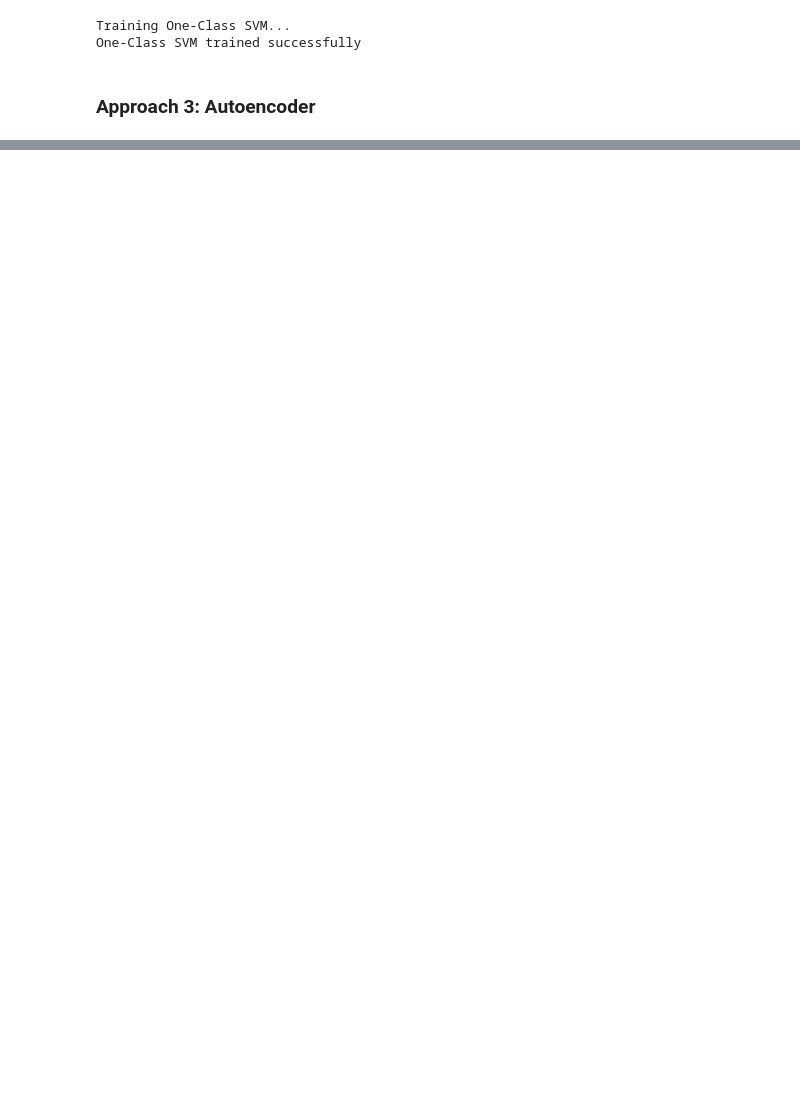
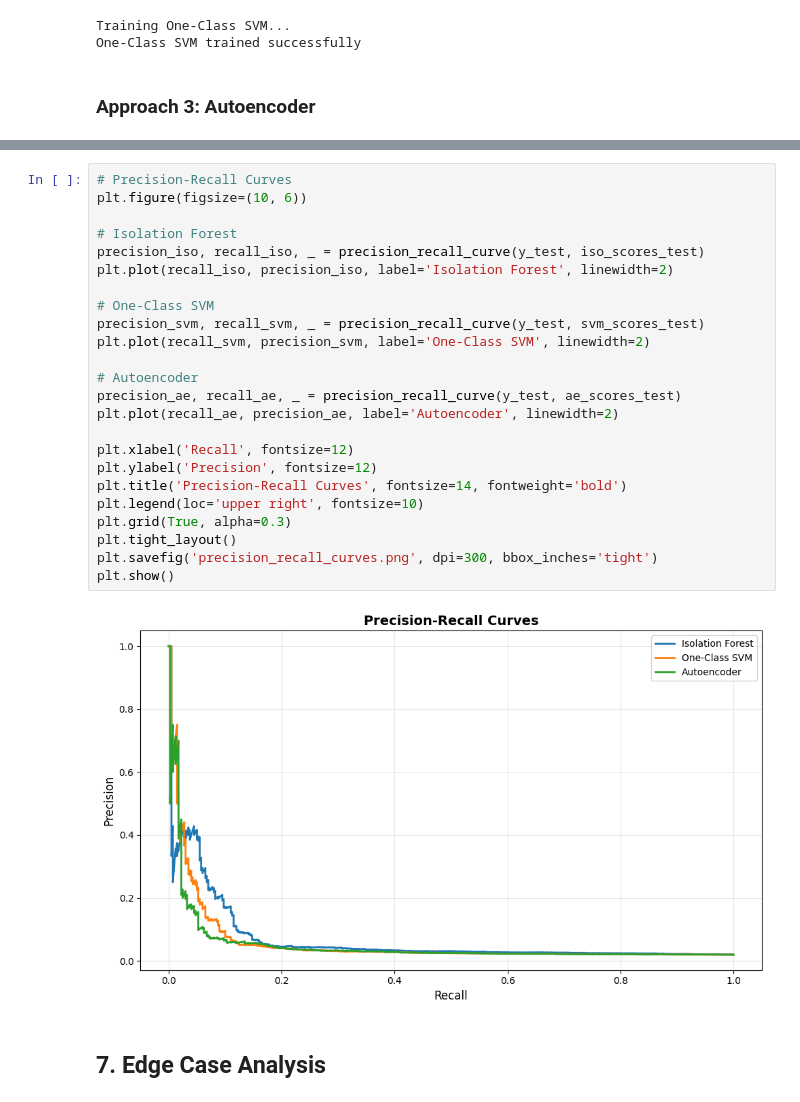
Before and after one commit to Karthik1319/Fraud-Detection-System, a Jupyter notebook: model_development.ipynb, the cells around one changed output, grey strips where cells are left out. Drawn from its saved outputs; the diff is of its cells as text; blank space fills up the shorter version.

```diff
--- a/model_development.ipynb
+++ b/model_development.ipynb
@@ -275,0 +543,28 @@ Autoencoder trained successfully
+# %%
+# Precision-Recall Curves
+plt.figure(figsize=(10, 6))
+
+# Isolation Forest
+precision_iso, recall_iso, _ = precision_recall_curve(y_test, iso_scores_test)
+plt.plot(recall_iso, precision_iso, label='Isolation Forest', linewidth=2)
+
+# One-Class SVM
+precision_svm, recall_svm, _ = precision_recall_curve(y_test, svm_scores_test)
+plt.plot(recall_svm, precision_svm, label='One-Class SVM', linewidth=2)
+
+# Autoencoder
+precision_ae, recall_ae, _ = precision_recall_curve(y_test, ae_scores_test)
+plt.plot(recall_ae, precision_ae, label='Autoencoder', linewidth=2)
+
+plt.xlabel('Recall', fontsize=12)
+plt.ylabel('Precision', fontsize=12)
+plt.title('Precision-Recall Curves', fontsize=14, fontweight='bold')
+plt.legend(loc='upper right', fontsize=10)
+plt.grid(True, alpha=0.3)
+plt.tight_layout()
+plt.savefig('precision_recall_curves.png', dpi=300, bbox_inches='tight')
+plt.show()
+# %% [output]
+[figure, added]
+# %% [markdown]
+## 7. Edge Case Analysis
```
Also changed, not shown: parts of 28 cells of this notebook, 3 other files.
